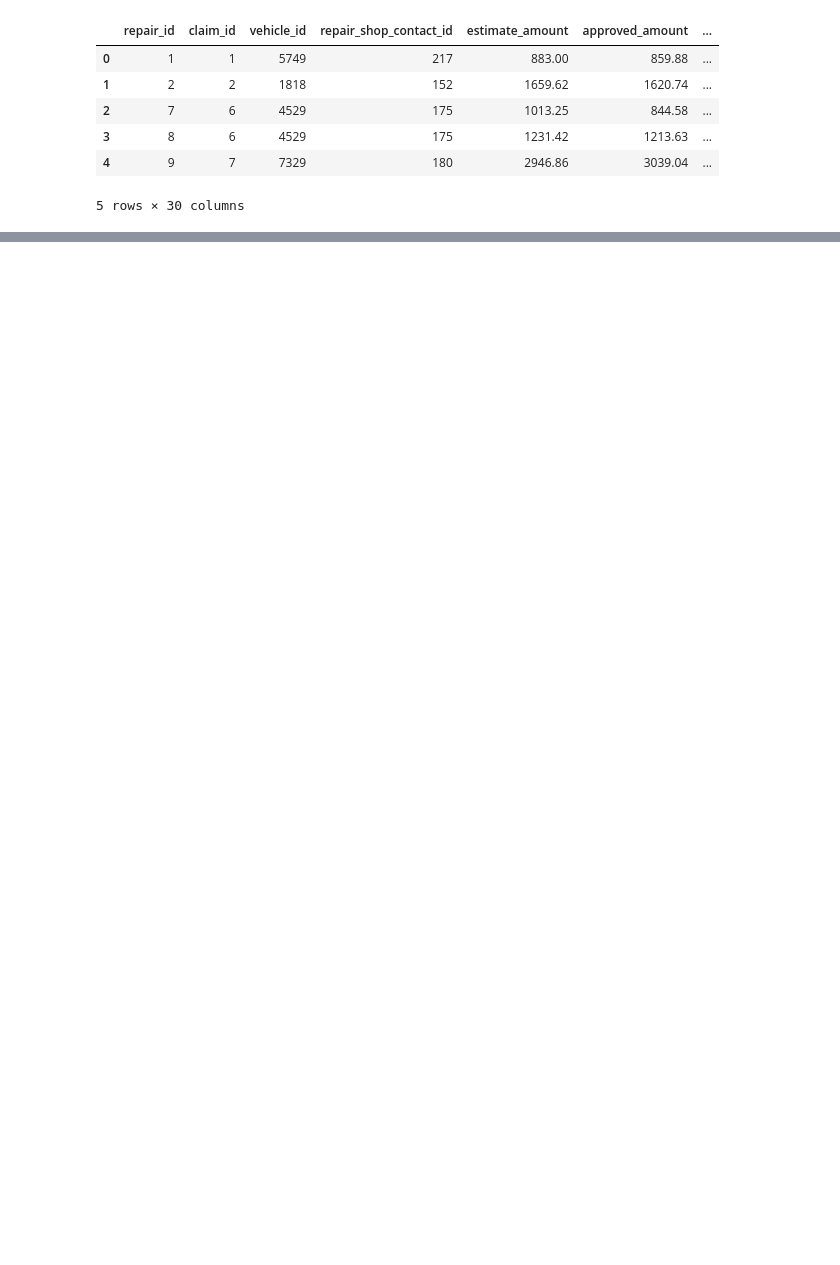
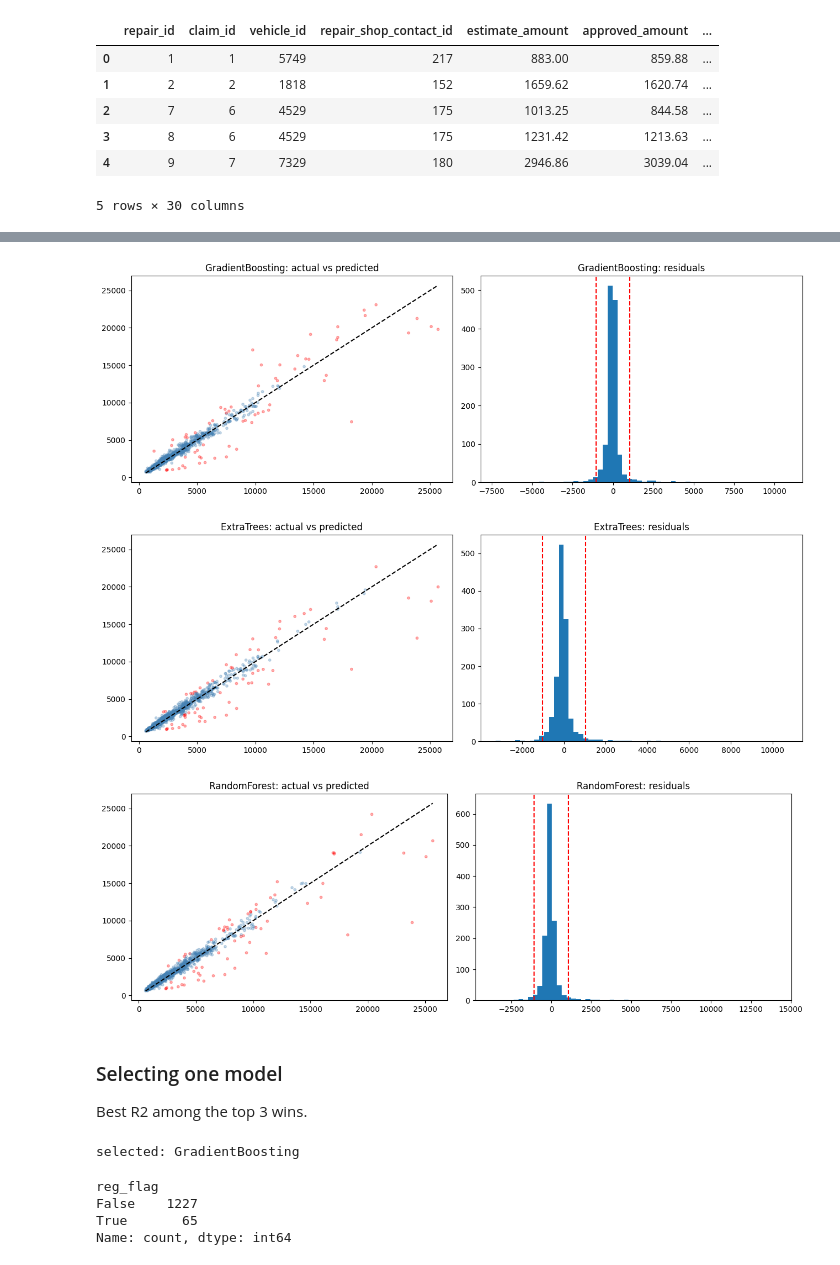
Before and after one commit to Skatyal2000/Aviva-ml, a Jupyter notebook: Regression_Model.ipynb, the cells around one changed output, grey strips where cells are left out. Cells and saved outputs as stored; diff of their text form; code cells hidden in the pictures; blank space fills up the shorter version.

```diff
--- a/Regression_Model.ipynb
+++ b/Regression_Model.ipynb
@@ -94,0 +387,45 @@ suspicious {'predicted': 2565.2619005419456, 'actual': 18250.0, 'residual': 1568
+# %%
+for name in top3_names:
+    pred = all_preds[name]
+    resid = y_test.values - pred
+    thr = np.percentile(np.abs(resid), 95)
+    flag = np.abs(resid) > thr
+
+    fig, axes = plt.subplots(1, 2, figsize=(13, 4.5))
+    axes[0].scatter(y_test, pred, s=10, alpha=0.3, c=pd.Series(flag).map({True: "red", False: "steelblue"}))
+    lims = [y_test.min(), y_test.max()]
+    axes[0].plot(lims, lims, "k--")
+    axes[0].set_title(f"{name}: actual vs predicted")
+
+    axes[1].hist(resid, bins=60)
+    axes[1].axvline(thr, color="red", ls="--")
+    axes[1].axvline(-thr, color="red", ls="--")
+    axes[1].set_title(f"{name}: residuals")
+    plt.tight_layout()
+    plt.show()
+# %% [output]
+[figure, added]
+[figure, added]
+[figure, added]
+# %% [markdown]
+### Selecting one model
+
+Best R2 among the top 3 wins.
+# %%
+best_model_name = comparison_df.loc[top3_names, "R2"].idxmax()
+best_model = model_lookup[best_model_name]
+best_pred = all_preds[best_model_name]
+print("selected:", best_model_name)
+# %% [output]
+selected: GradientBoosting
+# %%
+residual = y_test.values - best_pred
+FLAG_PCT = 95
+threshold = np.percentile(np.abs(residual), FLAG_PCT)
+test_df["reg_flag"] = np.abs(residual) > threshold
+test_df["reg_flag"].value_counts()
+# %% [output]
+reg_flag
+False    1227
+True       65
+Name: count, dtype: int64
```
Also changed, not shown: parts of 66 cells of this notebook, 4 other files.
